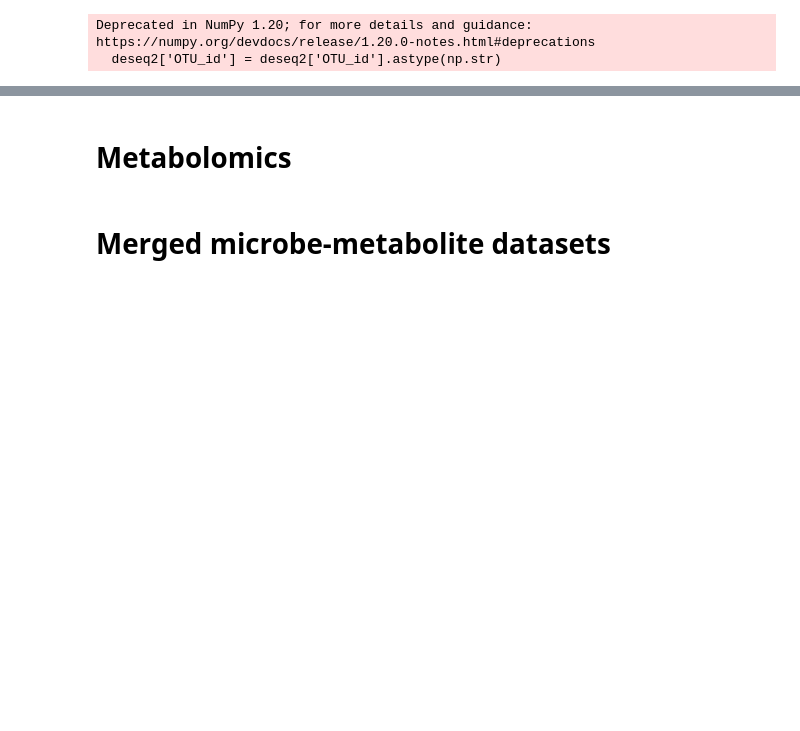
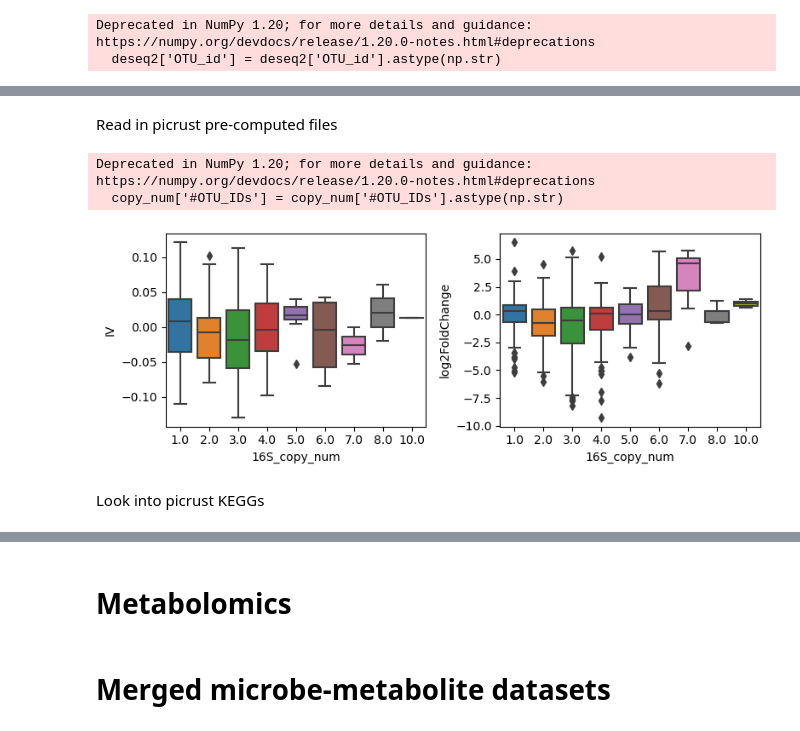
Before and after one commit to mortonjt/iv-analysis, a Jupyter notebook: ipynb/Figure3.ipynb, the cells around one changed output, grey strips where cells are left out. Drawn from its saved outputs; the diff is of its cells as text; code cells hidden in the pictures; blank space fills up the shorter version.

Commit message:
updated data and results

```diff
--- a/ipynb/Figure3.ipynb
+++ b/ipynb/Figure3.ipynb
@@ -196,0 +166,19 @@ deseq2_HCC.loc[(microbe_ranks.loc[idx] == 0).index].query('padj < 0.01').head(50
+# %% [markdown]
+Read in picrust pre-computed files
+# %%
+copy_num = pd.read_table('../data/picrust/16S_13_5_precalculated.tab')
+copy_num['#OTU_IDs'] = copy_num['#OTU_IDs'].astype(np.str)
+copy_num = copy_num.set_index('#OTU_IDs')
+deseq2_HCC['16S_copy_num'] = copy_num.loc[deseq2_HCC.index]
+# %% [output]
+Deprecated in NumPy 1.20; for more details and guidance: https://numpy.org/devdocs/release/1.20.0-notes.html#deprecations
+  copy_num['#OTU_IDs'] = copy_num['#OTU_IDs'].astype(np.str)
+# %%
+fig, ax = plt.subplots(1, 2, figsize=(8, 3))
+sns.boxplot(data=deseq2_HCC.query('IV != 0'), x='16S_copy_num', y='IV', ax=ax[0])
+sns.boxplot(data=deseq2_HCC, x='16S_copy_num', y='log2FoldChange', ax=ax[1])
+plt.tight_layout()
+# %% [output]
+[figure, added]
+# %% [markdown]
+Look into picrust KEGGs
```
Also changed, not shown: parts of 29 cells of this notebook, 3 other files.
